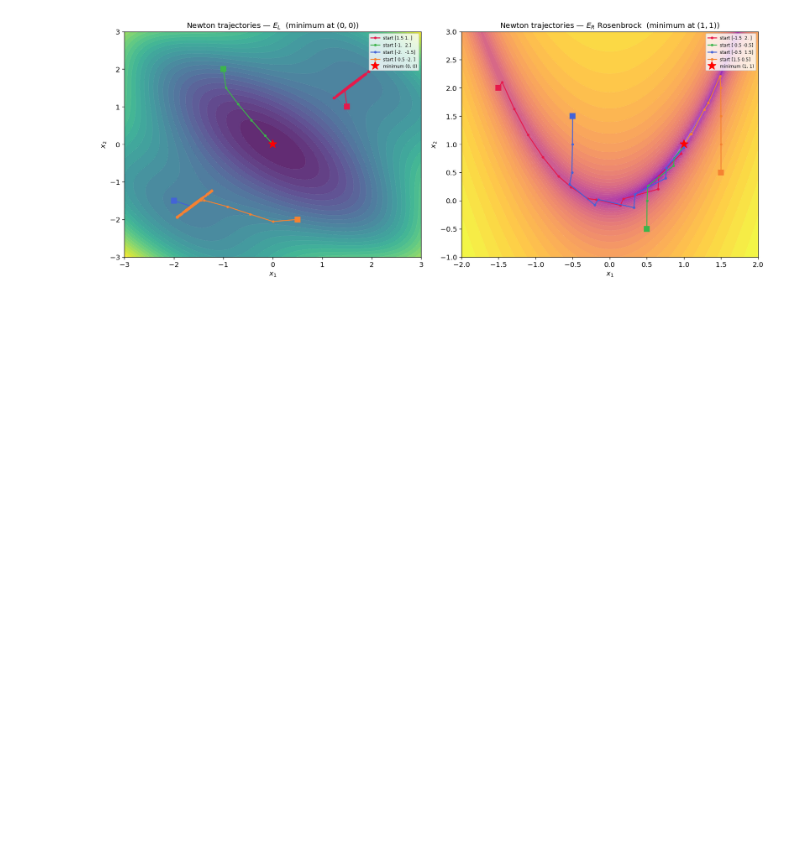
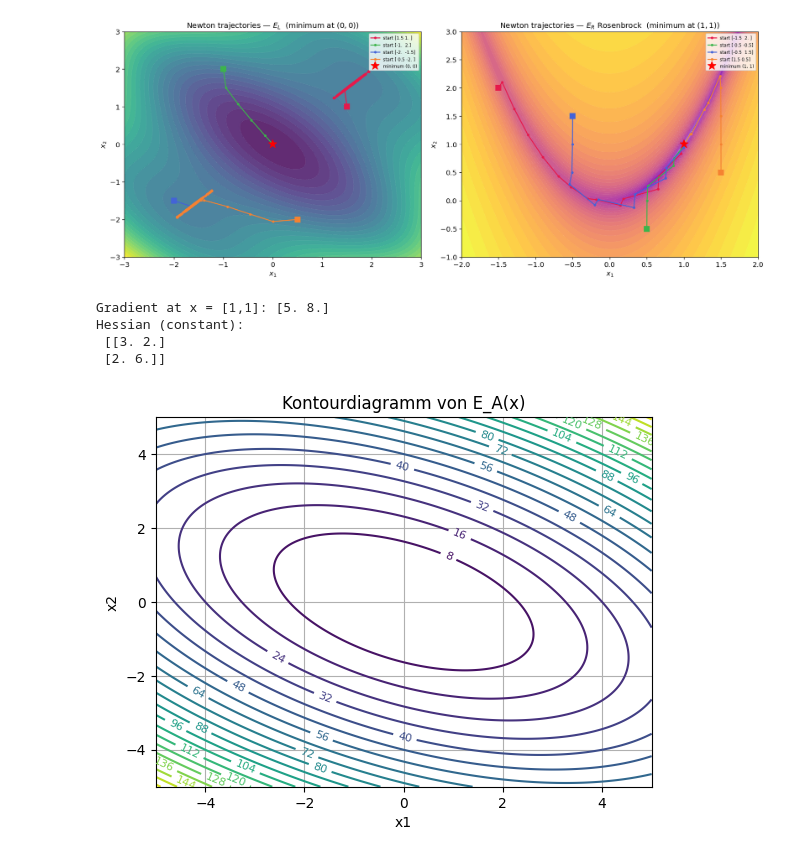
Before and after one commit to VoinaRares/Calcul-Numeric-Lab, a Jupyter notebook: Labor3.ipynb, the cells around one changed output. Saved outputs shown, nothing was run; the diff lists cells and outputs as text; code cells hidden in the pictures; blank space fills up the shorter version.

```diff
--- a/Labor3.ipynb
+++ b/Labor3.ipynb
@@ -220,3 +220,57 @@ plt.tight_layout()
 plt.show()
 # %% [output]
 [figure]
+# %%
+#2A
+
+import numpy as np
+import matplotlib.pyplot as plt
+
+# ---------- Matrix A ----------
+A = np.array([[3, 2],
+              [2, 6]], dtype=float)
+
+# ---------- Symbolic-style definitions ----------
+def E(x):
+    return 0.5 * x.T @ A @ x
+
+def grad_E(x):
+    return A @ x
+
+def hessian_E(x):
+    return A  # constant for quadratic function
+
+# ---------- Test at a sample point ----------
+x_test = np.array([1.0, 1.0])
+
+print("Gradient at x = [1,1]:", grad_E(x_test))
+print("Hessian (constant):\n", hessian_E(x_test))
+
+# ---------- Contour Plot ----------
+def E_grid(x1, x2):
+    return 0.5 * (3*x1**2 + 4*x1*x2 + 6*x2**2)
+
+# Grid
+x1 = np.linspace(-5, 5, 200)
+x2 = np.linspace(-5, 5, 200)
+X1, X2 = np.meshgrid(x1, x2)
+
+Z = E_grid(X1, X2)
+
+# Plot
+plt.figure()
+contours = plt.contour(X1, X2, Z, levels=20)
+plt.clabel(contours, inline=True, fontsize=8)
+
+plt.title("Kontourdiagramm von E_A(x)")
+plt.xlabel("x1")
+plt.ylabel("x2")
+plt.grid()
+
+plt.show()
+# %% [output]
+Gradient at x = [1,1]: [5. 8.]
+Hessian (constant):
+ [[3. 2.]
+ [2. 6.]]
+[figure, added]
```
Also changed, not shown: parts of 4 cells of this notebook.
